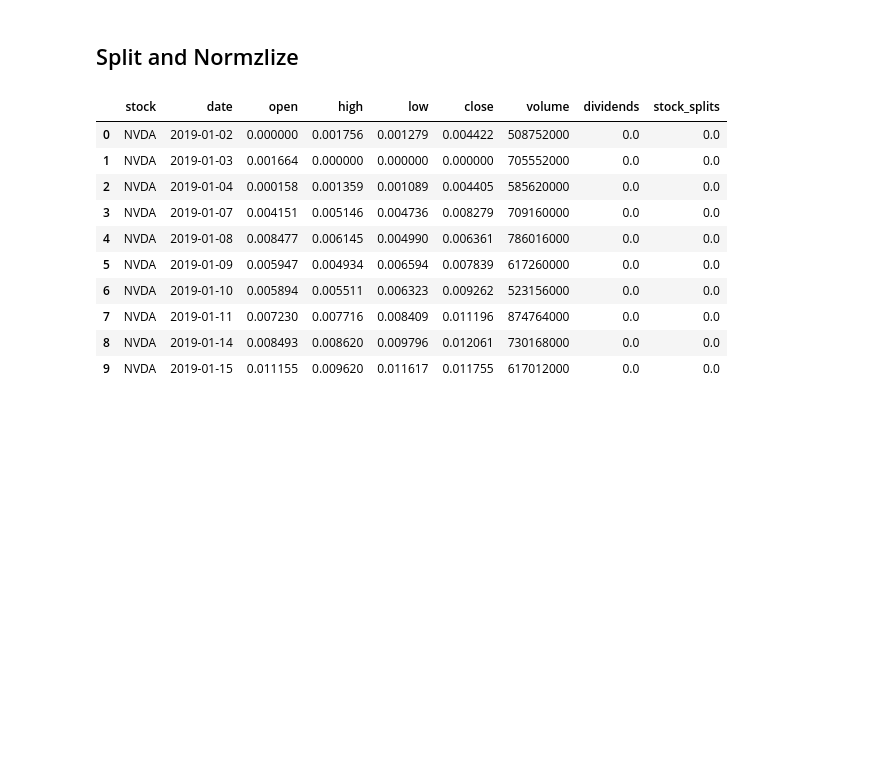
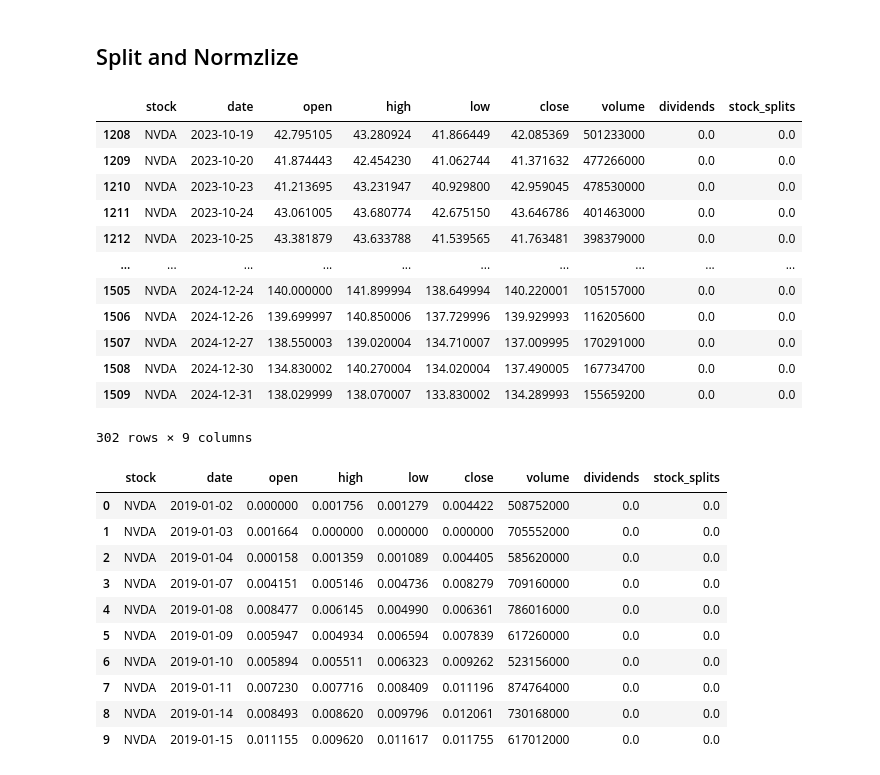
Before and after one commit to kakubicki/stock-forecast, a Jupyter notebook: stock_forecast.ipynb, the cells around one changed output. Drawn from its saved outputs; the diff is of its cells as text; code cells hidden in the pictures; blank space fills up the shorter version.

```diff
--- a/stock_forecast.ipynb
+++ b/stock_forecast.ipynb
@@ -223,6 +223,22 @@ def normalize_data(train_data, validation_data):
     return train_data_normalized, validation_data_normalized, scaler
 # %%
 train_df_test, validation_df_test = split_data(df_test)
+# %%
+validation_df_test
+# %% [output]
+|  | stock | date | open | high | low | close | volume | dividends | stock_splits |
+| 1208 | NVDA | 2023-10-19 | 42.795105 | 43.280924 | 41.866449 | 42.085369 | 501233000 | 0.0 | 0.0 |
+| 1209 | NVDA | 2023-10-20 | 41.874443 | 42.454230 | 41.062744 | 41.371632 | 477266000 | 0.0 | 0.0 |
+| 1210 | NVDA | 2023-10-23 | 41.213695 | 43.231947 | 40.929800 | 42.959045 | 478530000 | 0.0 | 0.0 |
+| 1211 | NVDA | 2023-10-24 | 43.061005 | 43.680774 | 42.675150 | 43.646786 | 401463000 | 0.0 | 0.0 |
+| 1212 | NVDA | 2023-10-25 | 43.381879 | 43.633788 | 41.539565 | 41.763481 | 398379000 | 0.0 | 0.0 |
+| ... | ... | ... | ... | ... | ... | ... | ... | ... | ... |
+| 1505 | NVDA | 2024-12-24 | 140.000000 | 141.899994 | 138.649994 | 140.220001 | 105157000 | 0.0 | 0.0 |
+| 1506 | NVDA | 2024-12-26 | 139.699997 | 140.850006 | 137.729996 | 139.929993 | 116205600 | 0.0 | 0.0 |
+| 1507 | NVDA | 2024-12-27 | 138.550003 | 139.020004 | 134.710007 | 137.009995 | 170291000 | 0.0 | 0.0 |
+| 1508 | NVDA | 2024-12-30 | 134.830002 | 140.270004 | 134.020004 | 137.490005 | 167734700 | 0.0 | 0.0 |
+| 1509 | NVDA | 2024-12-31 | 138.029999 | 138.070007 | 133.830002 | 134.289993 | 155659200 | 0.0 | 0.0 |
+302 rows × 9 columns
 # %%
 train_df_test_scaled, validation_df_test_scaled, scaler = normalize_data(train_df_test, validation_df_test)
 # %%
```
Also changed, not shown: parts of 13 cells of this notebook.
